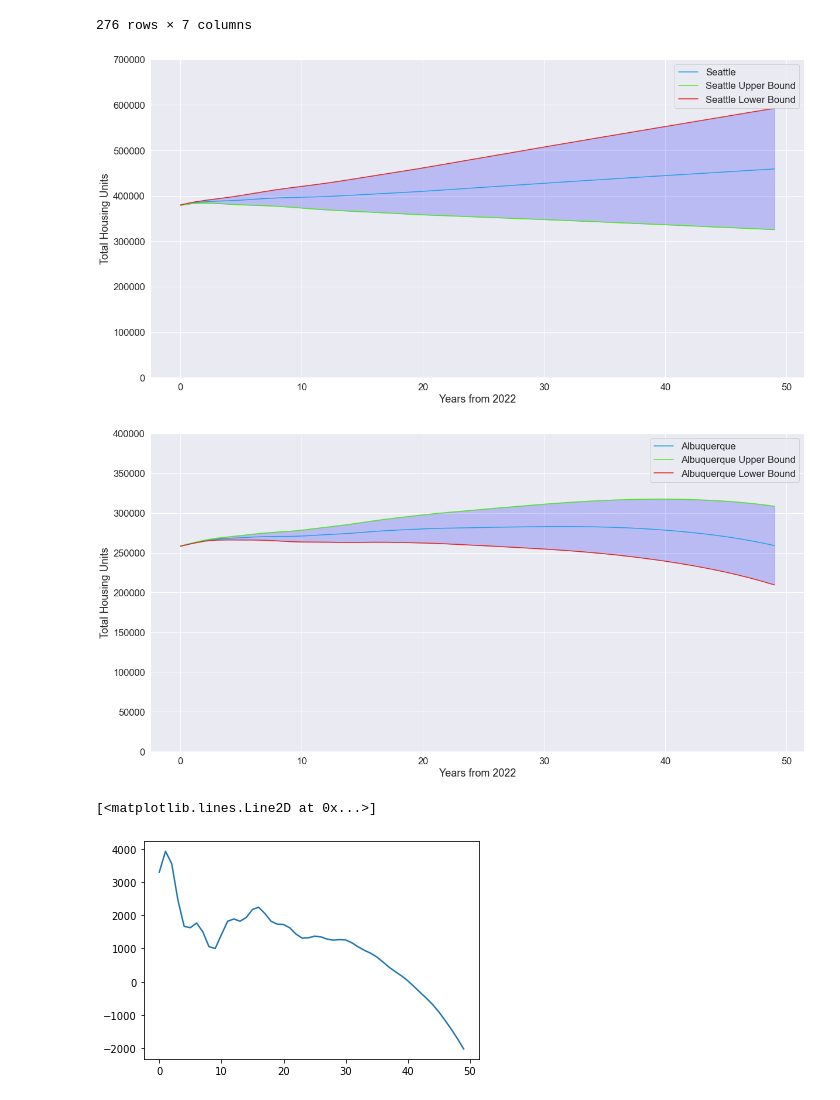
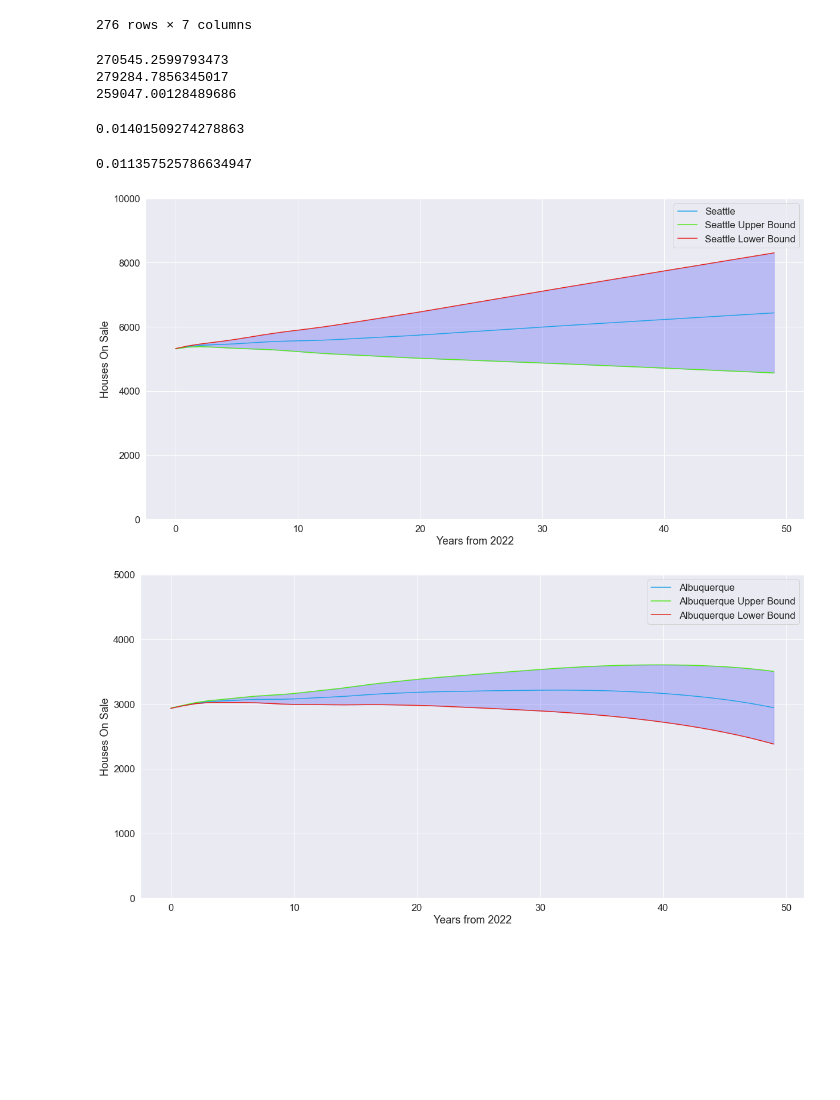
Before and after one commit to EulerPascal404/M3Practice, a Jupyter notebook: scripts/modeling_part1.ipynb, the cells around one changed output. Cells and saved outputs as stored; diff of their text form; code cells hidden in the pictures; blank space fills up the shorter version.

```diff
--- a/scripts/modeling_part1.ipynb
+++ b/scripts/modeling_part1.ipynb
@@ -206,72 +206,83 @@ for i in range(len(seattle_house_change)):
 
 for i in range(len(albuquerque_house_change)):
     housing_units_albuquerque_higher.append(alberquerque_house_upper[i] + housing_units_albuquerque_higher[i])
+# %%
+print(housing_units_albuquerque[10])
+print(housing_units_albuquerque[20])
+print(housing_units_albuquerque[50])
+# %% [output]
+270545.2599793473
+279284.7856345017
+259047.00128489686
+# %%
+4968 / 354475
+# %% [output]
+0.01401509274278863
+# %%
+2788 / 245476
+# %% [output]
+0.011357525786634947
 # %%
 s_data = pd.DataFrame({
     "Years from 2022" : range(50),
-    "Total Housing Units" : housing_units_seattle[1:],
+    "Houses On Sale" : np.array(housing_units_seattle[1:]) * 0.01401509274278863,
 })
 
 s_h_data = pd.DataFrame({
     "Years from 2022" : range(50),
-    "Total Housing Units" : housing_units_seattle_higher[1:],
+    "Houses On Sale" : np.array(housing_units_seattle_higher[1:]) * 0.01401509274278863,
 })
 
 s_l_data = pd.DataFrame({
     "Years from 2022" : range(50),
-    "Total Housing Units" : housing_units_seattle_lower[1:],
+    "Houses On Sale" : np.array(housing_units_seattle_lower[1:]) * 0.01401509274278863,
 })
 
 a_data = pd.DataFrame({
     "Years from 2022" : range(50),
-    "Total Housing Units" : housing_units_albuquerque[1:],
+    "Houses On Sale" : np.array(housing_units_albuquerque[1:]) * 0.011357525786634947,
 })
 
 a_l_data = pd.DataFrame({
     "Years from 2022" : range(50),
-    "Total Housing Units" : housing_units_albuquerque_higher[1:],
+    "Houses On Sale" : np.array(housing_units_albuquerque_higher[1:]) * 0.011357525786634947,
 })
 
 a_h_data = pd.DataFrame({
     "Years from 2022" : range(50),
-    "Total Housing Units" : housing_units_albuquerque_lower[1:],
+    "Houses On Sale" : np.array(housing_units_albuquerque_lower[1:]) * 0.011357525786634947,
 })
 
 plt.figure(figsize=(20, 10))
 
-a = sns.lineplot(data=s_data, x="Years from 2022", y="Total Housing Units", label="Seattle", color="#20A2E7")
-b = sns.lineplot(data=s_h_data, x="Years from 2022", y="Total Housing Units", label="Seattle Upper Bound", color="#53E720")
-c = sns.lineplot(data=s_l_data, x="Years from 2022", y="Total Housing Units", label="Seattle Lower Bound", color="#E6261C")
+a = sns.lineplot(data=s_data, x="Years from 2022", y="Houses On Sale", label="Seattle", color="#20A2E7")
+b = sns.lineplot(data=s_h_data, x="Years from 2022", y="Houses On Sale", label="Seattle Upper Bound", color="#53E720")
+c = sns.lineplot(data=s_l_data, x="Years from 2022", y="Houses On Sale", label="Seattle Lower Bound", color="#E6261C")
 
 line = c.get_lines()
 plt.fill_between(line[0].get_xdata(), line[1].get_ydata(), line[2].get_ydata(), color='blue', alpha=.2)
 
-plt.ylim(0, 700000)
+plt.ylim(0, 10000)
 
 plt.legend()
 
 plt.show()
 # %% [output]
-[figure, old version]
+[figure, new version]
 # %%
 plt.figure(figsize=(20, 10))
 
-a = sns.lineplot(data=a_data, x="Years from 2022", y="Total Housing Units", label="Albuquerque", color="#20A2E7")
-b = sns.lineplot(data=a_h_data, x="Years from 2022", y="Total Housing Units", label="Albuquerque Upper Bound", color="#53E720")
-c = sns.lineplot(data=a_l_data, x="Years from 2022", y="Total Housing Units", label="Albuquerque Lower Bound", color="#E6261C")
+a = sns.lineplot(data=a_data, x="Years from 2022", y="Houses On Sale", label="Albuquerque", color="#20A2E7")
+b = sns.lineplot(data=a_h_data, x="Years from 2022", y="Houses On Sale", label="Albuquerque Upper Bound", color="#53E720")
+c = sns.lineplot(data=a_l_data, x="Years from 2022", y="Houses On Sale", label="Albuquerque Lower Bound", color="#E6261C")
 
 line = c.get_lines()
 plt.fill_between(line[0].get_xdata(), line[1].get_ydata(), line[2].get_ydata(), color='blue', alpha=.2)
 
-plt.ylim(0, 400000)
+plt.ylim(0, 5000)
 
 plt.legend()
 
 plt.show()
 # %% [output]
-[figure, old version]
+[figure, new version]
-# %%
-plt.plot(range(50), albuquerque_house_change)
-# %% [output]
-[<matplotlib.lines.Line2D at 0x...>]
-[figure, removed]
```
Also changed, not shown: 5 other files.
